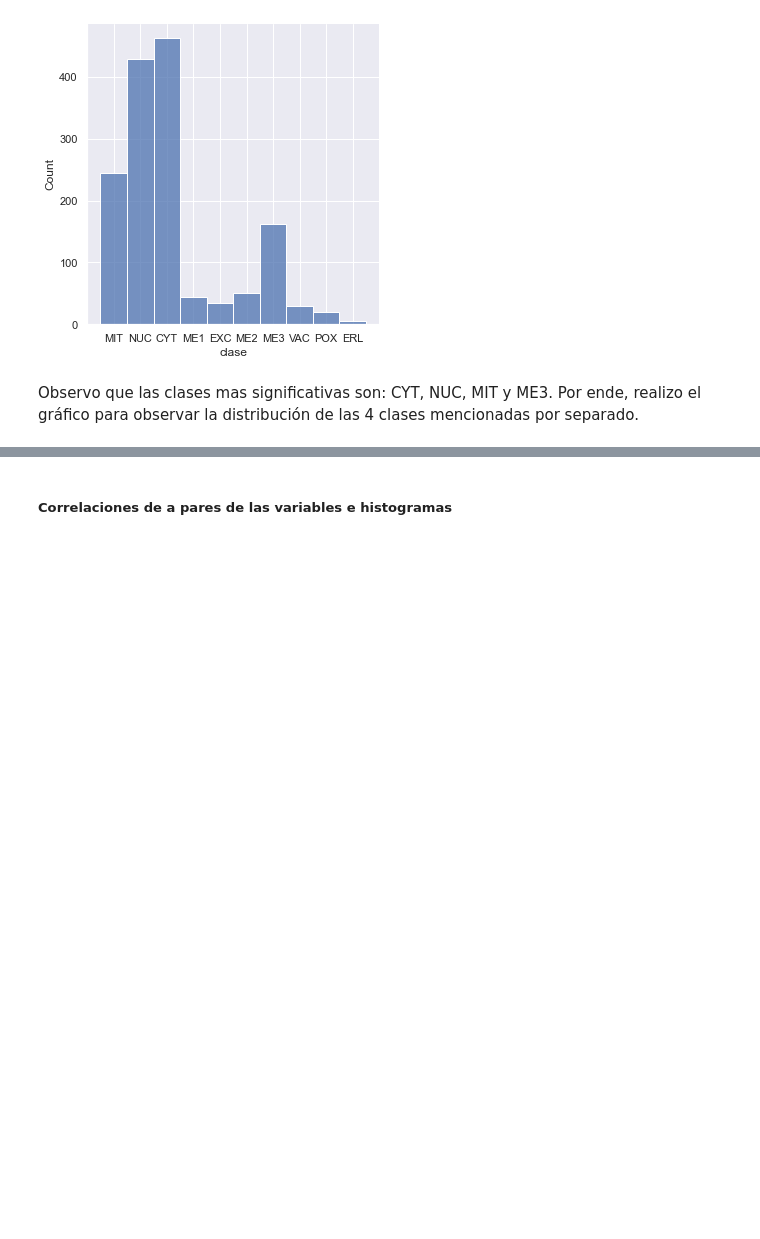
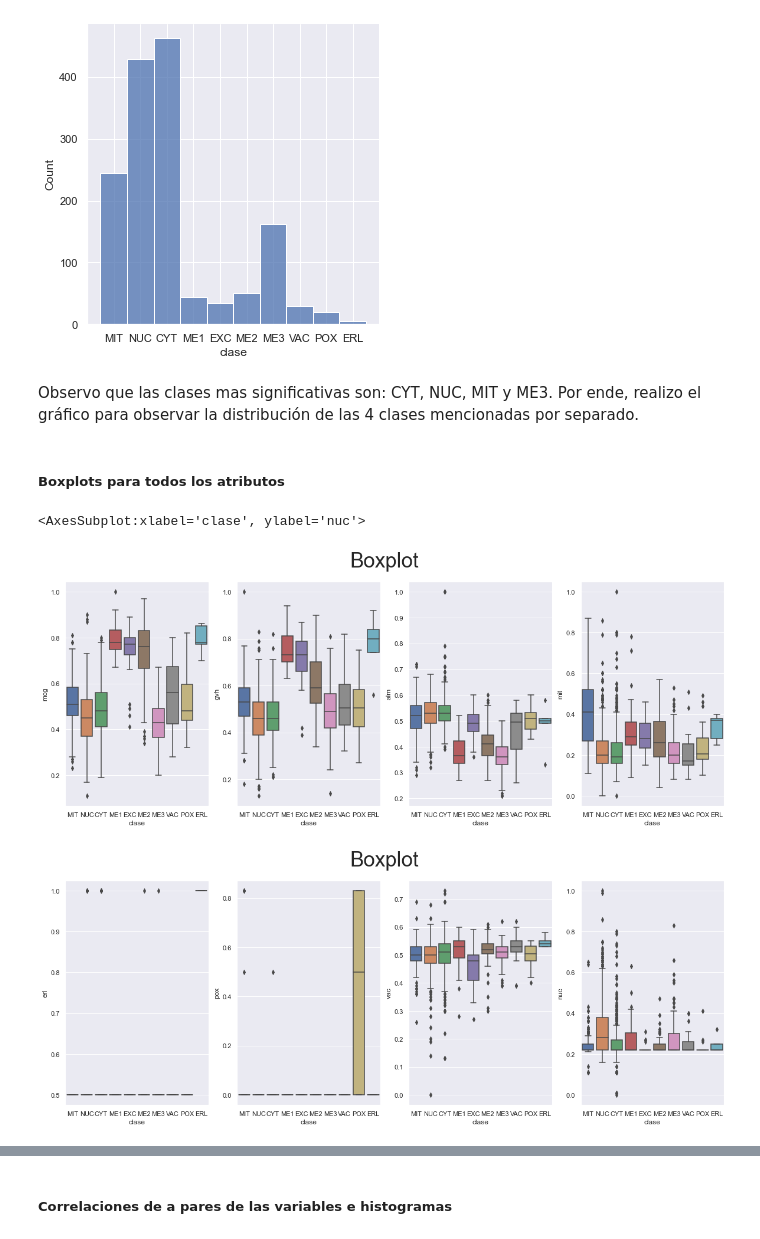
Before and after one commit to valengonzalez8/TP1_Redes_Neuronales, a Jupyter notebook: TP1_RN.ipynb, the cells around one changed output, grey strips where cells are left out. Drawn from its saved outputs; the diff is of its cells as text; code cells hidden in the pictures; blank space fills up the shorter version.

```diff
--- a/TP1_RN.ipynb
+++ b/TP1_RN.ipynb
@@ -120,3 +131,29 @@ sns.displot(df, x="clase")
 [figure]
 # %% [markdown]
 Observo que las clases mas significativas son: CYT, NUC, MIT y ME3. Por ende, realizo el gráfico para observar la distribución de las 4 clases mencionadas por separado.
+# %% [markdown]
+##### Boxplots para todos los atributos
+# %%
+fig, (ax1, ax2, ax3,ax4) = plt.subplots(1,4,figsize=(20,7))
+
+fig.suptitle("Boxplot", fontsize=35)
+
+
+sns.boxplot(x="clase", y="mcg", data=df,ax=ax1)
+sns.boxplot(x="clase", y="gvh", data=df,ax=ax2)
+sns.boxplot(x="clase", y="alm", data=df,ax=ax3)
+sns.boxplot(x="clase", y="mit", data=df,ax=ax4)
+
+fig, (ax1, ax2, ax3,ax4) = plt.subplots(1,4,figsize=(20,7))
+
+fig.suptitle("Boxplot", fontsize=35)
+
+
+sns.boxplot(x="clase", y="erl", data=df,ax=ax1)
+sns.boxplot(x="clase", y="pox", data=df,ax=ax2)
+sns.boxplot(x="clase", y="vac", data=df,ax=ax3)
+sns.boxplot(x="clase", y="nuc", data=df,ax=ax4)
+# %% [output]
+<AxesSubplot:xlabel='clase', ylabel='nuc'>
+[figure, added]
+[figure, added]
```
Also changed, not shown: parts of 41 cells of this notebook.
